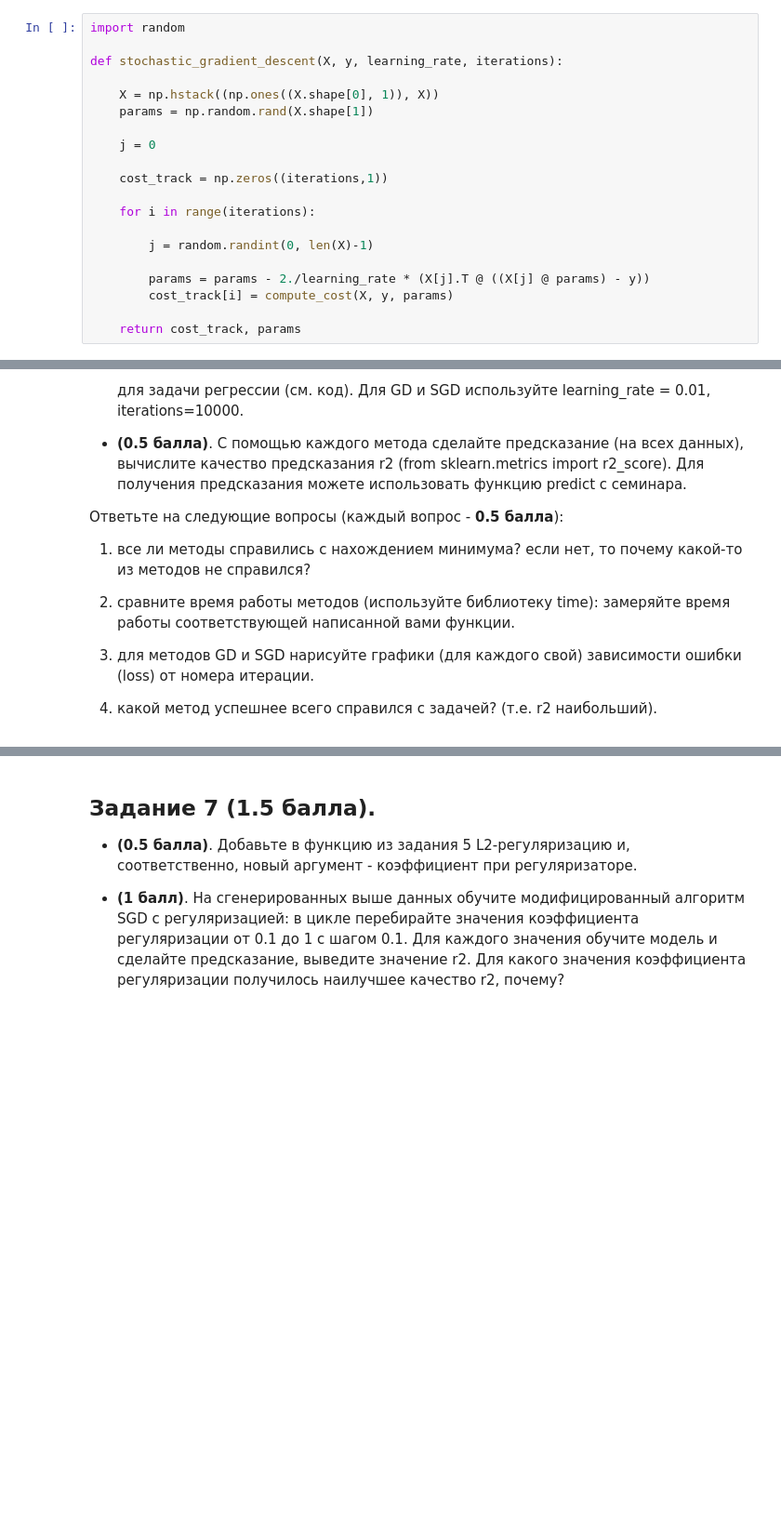
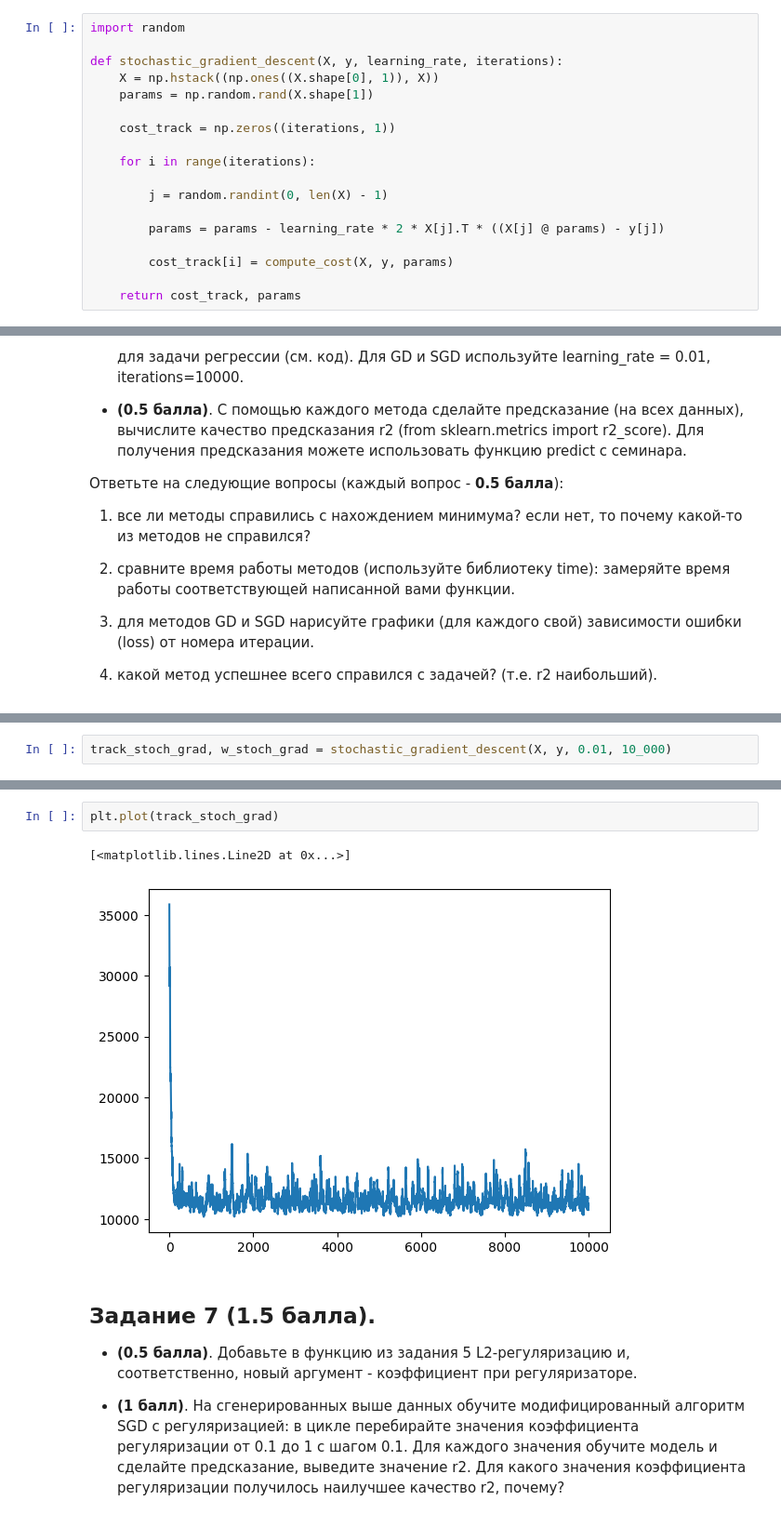
Before and after one commit to sal0m/HSE_ML_hw2, a Jupyter notebook: Hometasks/Pro/AI_HW2_GD_pro.ipynb, the cells around one changed output, grey strips where cells are left out. Shown: that part at 93% size. Cells and saved outputs as stored; diff of their text form; blank space fills up the shorter version.

```diff
--- a/Hometasks/Pro/AI_HW2_GD_pro.ipynb
+++ b/Hometasks/Pro/AI_HW2_GD_pro.ipynb
@@ -167,19 +165,17 @@ def compute_cost(X, y, theta):
 import random
 
 def stochastic_gradient_descent(X, y, learning_rate, iterations):
-
     X = np.hstack((np.ones((X.shape[0], 1)), X))
     params = np.random.rand(X.shape[1])
 
-    j = 0
-
-    cost_track = np.zeros((iterations,1))
+    cost_track = np.zeros((iterations, 1))
 
     for i in range(iterations):
 
-        j = random.randint(0, len(X)-1)
+        j = random.randint(0, len(X) - 1)
 
-        params = params - 2./learning_rate * (X[j].T @ ((X[j] @ params) - y))
+        params = params - learning_rate * 2 * X[j].T * ((X[j] @ params) - y[j])
+
         cost_track[i] = compute_cost(X, y, params)
 
     return cost_track, params
@@ -221,0 +259,2 @@ your text here
+# %%
+track_stoch_grad, w_stoch_grad = stochastic_gradient_descent(X, y, 0.01, 10_000)
@@ -222,3 +330,8 @@ your text here
+# %%
+plt.plot(track_stoch_grad)
+# %% [output]
+[<matplotlib.lines.Line2D at 0x...>]
+[figure, added]
 # %% [markdown]
 ## Задание 7 (1.5 балла).
 
```
Also changed, not shown: parts of 40 cells of this notebook.
